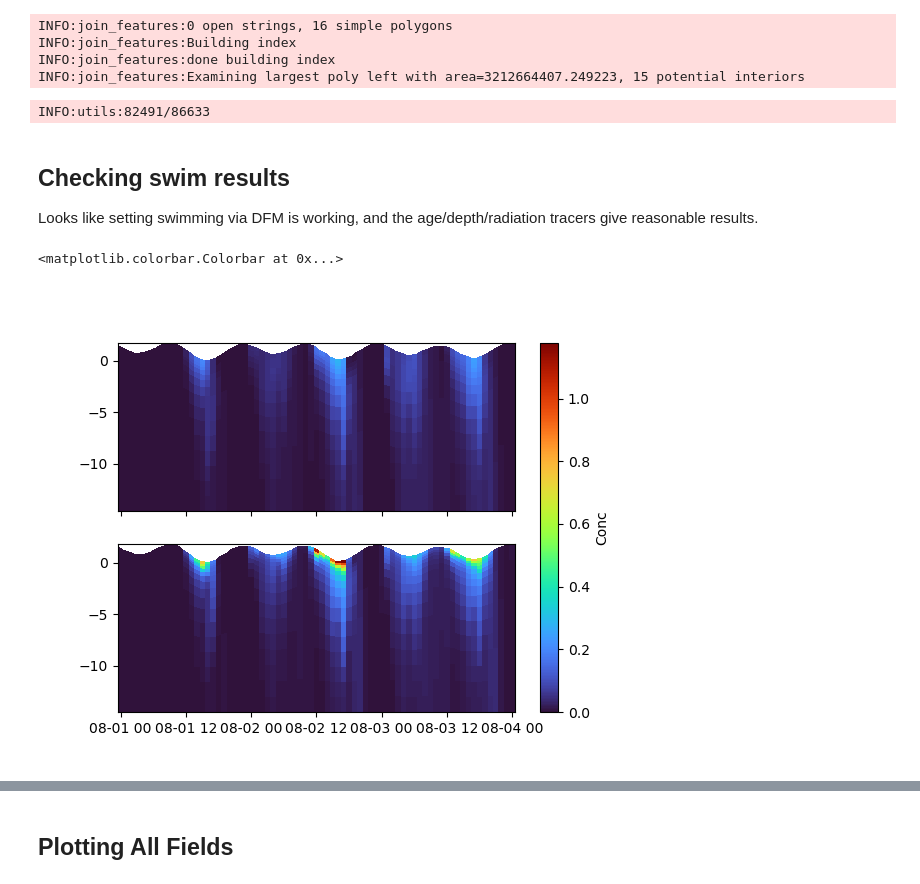
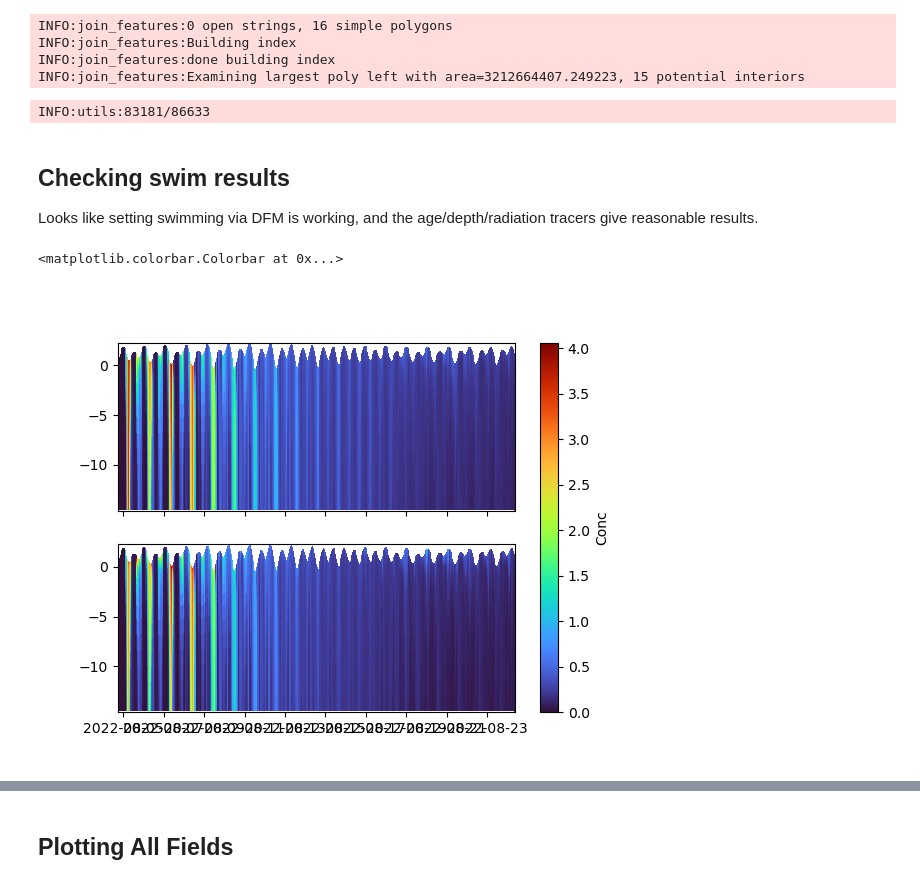
Before and after one commit to rustychris/wy2022_bloom, a Jupyter notebook: plot_dfm_bloom_tracers_v01.ipynb, the cells around one changed output, grey strips where cells are left out. Drawn from its saved outputs; the diff is of its cells as text; code cells hidden in the pictures.

```diff
--- a/plot_dfm_bloom_tracers_v01.ipynb
+++ b/plot_dfm_bloom_tracers_v01.ipynb
@@ -30,7 +38,11 @@ from stompy.plot import nbviz
 # Spinup
 #run_dir="bloom_tracers_v01/run_20220801T0000_20220804T0000_v01"
 # Main run
-run_dir="bloom_tracers_v01/run_20220804T0000_20220830T0000_v00"
+#run_dir="bloom_tracers_v01/run_20220804T0000_20220830T0000_v00"
+
+# 2024-06-28: improved temperature field, 3 choices of swimming
+run_dir="bloom_tracers_v09/run_20220804T1820_20220830T0000_v01"
+swim_speeds=[5,10,0]
 
 model=dfm.DFlowModel.load(run_dir)
 # %%
@@ -65,7 +80,7 @@ def fill(values,iterations=50):
     result[valid]=data[valid]/weight[valid]
     return result
 # %% [output]
-INFO:utils:82491/86633
+INFO:utils:83181/86633
 # %% [markdown]
 Checking swim results
 --
@@ -75,18 +90,18 @@ give reasonable results.
 # %%
 # Check to see whether upward swimming is working, and if age/property tracers are working.
 point=[557240,4185530] # SE of Treasure Island.
 c=ds.grid.select_cells_nearest(point)
 
 conc0_tz = ds['conc0'].isel(nFlowElem=c)
 conc1_tz = ds['conc1'].isel(nFlowElem=c)
 z=-ds['FlowElem_zcc'].isel(nFlowElem=c) + ds['LayCoord_cc'] * ds['waterdepth'].isel(nFlowElem=c)
 
 fig,axs=plt.subplots(2,1,sharex=True,sharey=True)
 colls=[]
 for ax,conc in zip(axs,[conc0_tz,conc1_tz]):
-    colls.append( ax.pcolormesh( conc.time, z, conc.values.T, cmap='turbo', shading='nearest') )
+    colls.append( plot_utils.pad_pcolormesh( conc.time, z, conc.values.T, cmap='turbo', shading='flat', ax=ax) )
 colls[0].set_clim( colls[1].get_clim() )
 plt.colorbar( colls[0], ax=axs, label="Conc")
 # %% [output]
 <matplotlib.colorbar.Colorbar at 0x...>
-[figure, old version]
+[figure, new version]
```
Also changed, not shown: parts of 17 cells of this notebook, 5 other files.
